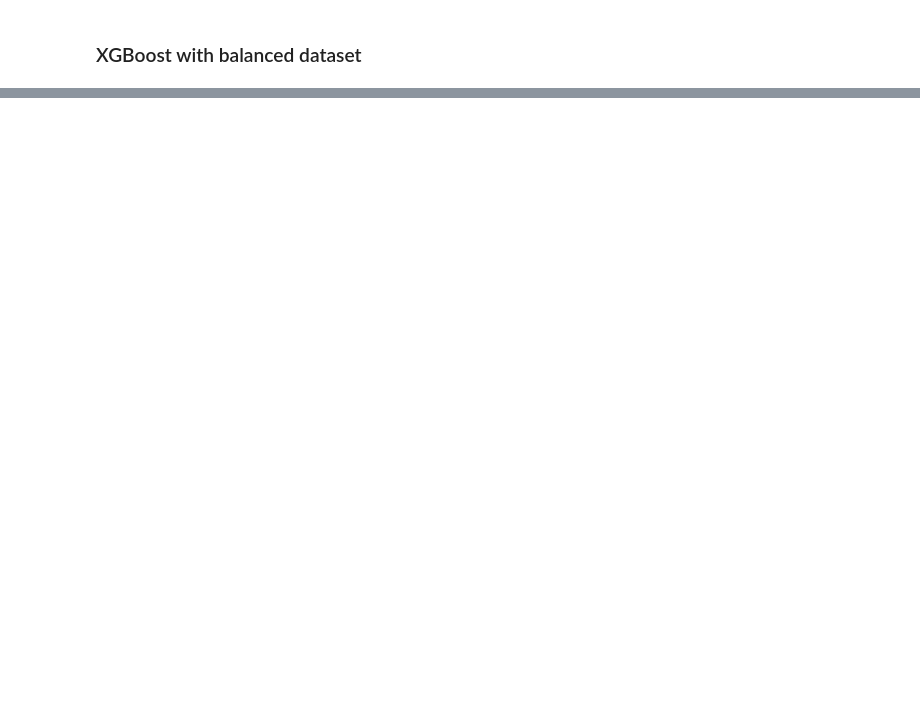
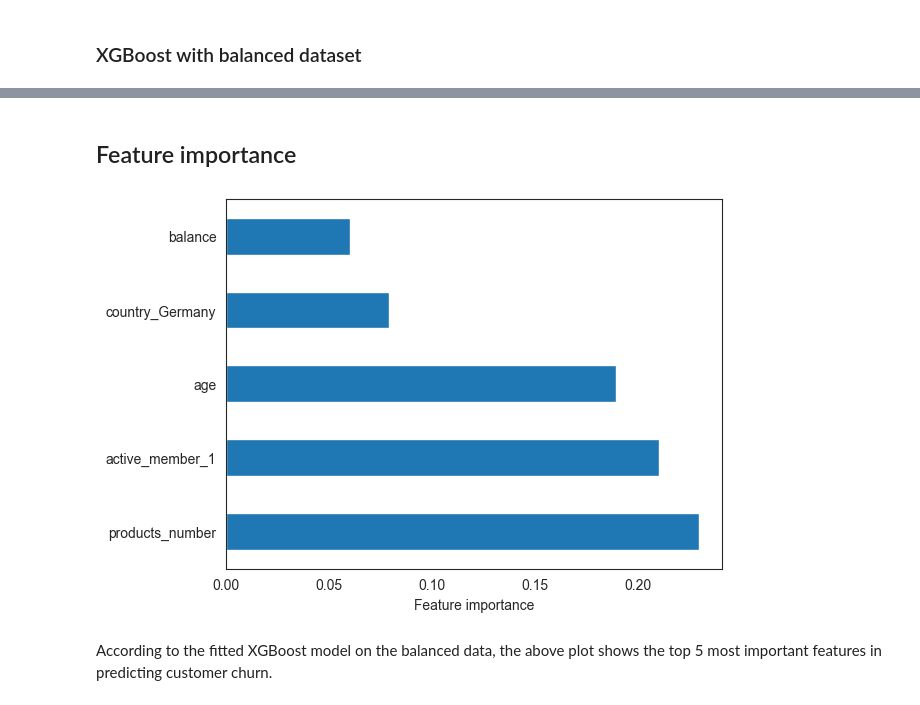
Before and after one commit to suleenwong/Bank-Customer-Churn-Analysis, a Jupyter notebook: churn_prediction_notebook.ipynb, the cells around one changed output, grey strips where cells are left out. Saved outputs shown, nothing was run; the diff lists cells and outputs as text; code cells hidden in the pictures; blank space fills up the shorter version.

```diff
--- a/churn_prediction_notebook.ipynb
+++ b/churn_prediction_notebook.ipynb
@@ -717,0 +753,11 @@ Accuracy (test): 0.78
+# %% [markdown]
+## Feature importance
+# %%
+feat_importances = pd.Series(best_xgb_bal.feature_importances_, index=X_train.columns)
+feat_importances.nlargest(5).plot(kind='barh')
+plt.xlabel('Feature importance')
+plt.show()
+# %% [output]
+[figure, added]
+# %% [markdown]
+According to the fitted XGBoost model on the balanced data, the above plot shows the top 5 most important features in predicting customer churn.
```
Also changed, not shown: parts of 16 cells of this notebook, 1 other file.
